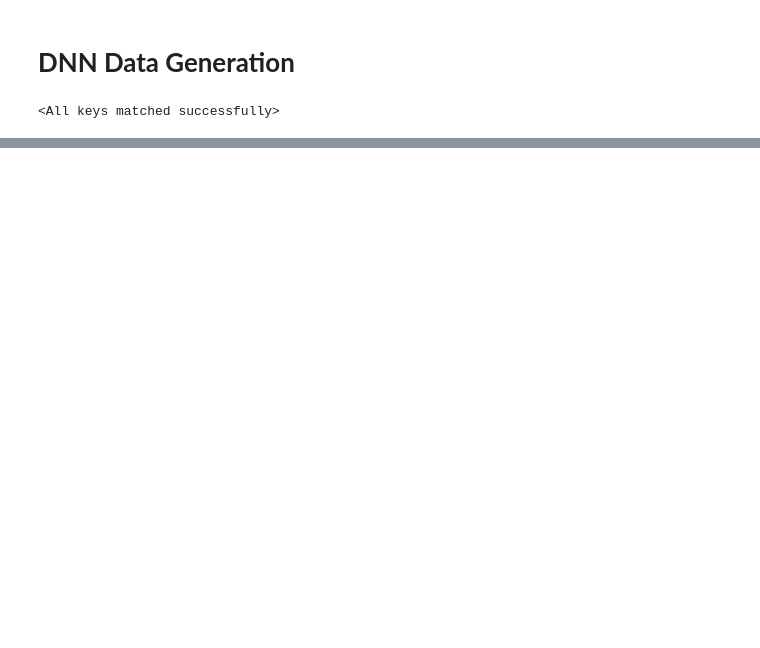
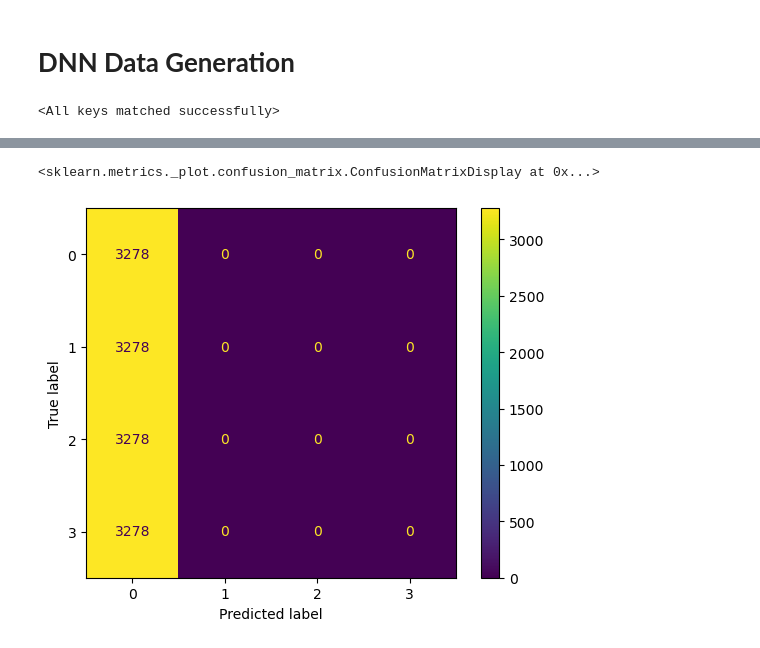
Before and after one commit to navidaftabi/rnn_paper, a Jupyter notebook: dnn0_test.ipynb, the cells around one changed output, grey strips where cells are left out. Drawn from its saved outputs; the diff is of its cells as text; code cells hidden in the pictures; blank space fills up the shorter version.

```diff
--- a/dnn0_test.ipynb
+++ b/dnn0_test.ipynb
@@ -121,0 +176,9 @@ for level in tqdm(noise_levels, desc=' Generating residuals ... '):
+# %%
+# noise level 20 dataset
+pp = torch.argmax(preds[20], dim=1).cpu().detach().numpy()
+yy = torch.argmax(torch.cat(list(y.values()), dim=0).long(), dim=1).numpy()
+cm = confusion_matrix(yy,pp, labels=[0,1,2,3])
+ConfusionMatrixDisplay(cm, display_labels=[0,1,2,3]).plot()
+# %% [output]
+<sklearn.metrics._plot.confusion_matrix.ConfusionMatrixDisplay at 0x...>
+[figure, added]
```
Also changed, not shown: parts of 8 cells of this notebook.
